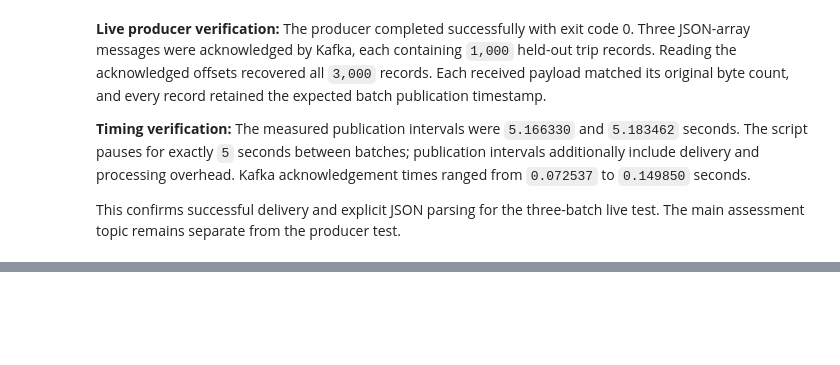
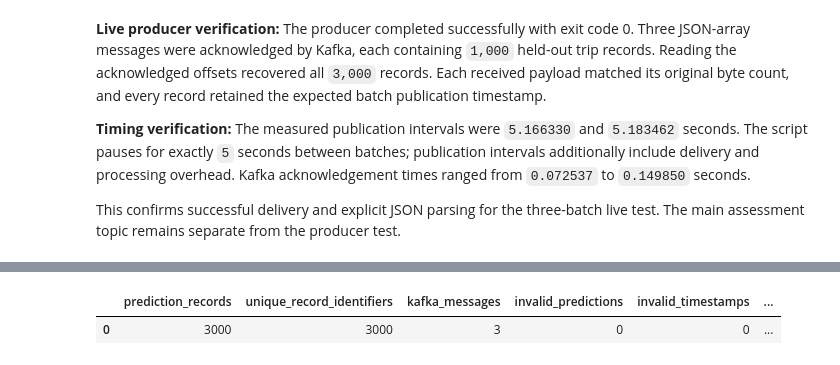
Before and after one commit to hncha9-eng/ITO5202_Ass2_27602966, a Jupyter notebook: assessment2.ipynb, the cells around one changed output, grey strips where cells are left out. Cells and saved outputs as stored; diff of their text form; code cells hidden in the pictures; blank space fills up the shorter version.

```diff
--- a/assessment2.ipynb
+++ b/assessment2.ipynb
@@ -6694,0 +7371,97 @@ live test. The main assessment topic remains separate from the producer test.
+# %%
+assert any(
+    CONSUMER_TEST_PREDICTIONS_PATH.glob("part-*.parquet")
+), "No prediction Parquet files were committed."
+
+consumer_saved_predictions_df = spark.read.parquet(
+    str(CONSUMER_TEST_PREDICTIONS_PATH)
+)
+
+invalid_prediction_condition = (
+    F.col(PREDICTION_COL).isNull()
+    | F.isnan(F.col(PREDICTION_COL))
+    | (
+        F.abs(F.col(PREDICTION_COL))
+        >= F.lit(float("inf"))
+    )
+)
+
+invalid_timestamp_condition = (
+    F.col("event_timestamp").isNull()
+    | F.col("tpep_pickup_datetime").isNull()
+)
+
+consumer_integrity = (
+    consumer_saved_predictions_df.agg(
+        F.count("*").alias("prediction_records"),
+        F.countDistinct(
+            F.struct(
+                "kafka_topic",
+                "kafka_partition",
+                "kafka_offset",
+                "event_index",
+            )
+        ).alias("unique_record_identifiers"),
+        F.countDistinct(
+            F.struct(
+                "kafka_topic",
+                "kafka_partition",
+                "kafka_offset",
+            )
+        ).alias("kafka_messages"),
+        F.sum(
+            F.when(invalid_prediction_condition, 1).otherwise(0)
+        ).alias("invalid_predictions"),
+        F.sum(
+            F.when(invalid_timestamp_condition, 1).otherwise(0)
+        ).alias("invalid_timestamps"),
+        F.sum(
+            F.when(F.col(PREDICTION_COL) < 0, 1).otherwise(0)
+        ).alias("negative_predictions"),
+    )
+    .first()
+    .asDict()
+)
+
+assert (
+    consumer_integrity["prediction_records"]
+    == consumer_test_expected_records
+)
+assert (
+    consumer_integrity["unique_record_identifiers"]
+    == consumer_test_expected_records
+)
+assert consumer_integrity["kafka_messages"] == CONSUMER_TEST_BATCHES
+assert consumer_integrity["invalid_predictions"] == 0
+assert consumer_integrity["invalid_timestamps"] == 0
+assert consumer_integrity["negative_predictions"] == 0
+
+# Only three grouped message identifiers are collected.
+consumer_message_rows = (
+    consumer_saved_predictions_df
+    .groupBy("kafka_topic", "kafka_partition", "kafka_offset")
+    .count()
+    .collect()
+)
+
+expected_message_records = {
+    (batch["topic"], batch["partition"], batch["offset"]):
+        batch["records"]
+    for batch in consumer_published_batches
+}
+
+received_message_records = {
+    (row["kafka_topic"], row["kafka_partition"], row["kafka_offset"]):
+        row["count"]
+    for row in consumer_message_rows
+}
+
+assert received_message_records == expected_message_records
+
+display(pd.DataFrame([consumer_integrity]))
+
+print("Producer acknowledgements and saved predictions: reconciled")
+print("Consumer integration test passed.")
+# %% [output]
+|  | prediction_records | unique_record_identifiers | kafka_messages | invalid_predictions | invalid_timestamps | ... |
+| 0 | 3000 | 3000 | 3 | 0 | 0 | ... |
```
Also changed, not shown: parts of 17 cells of this notebook, 20 other files.
